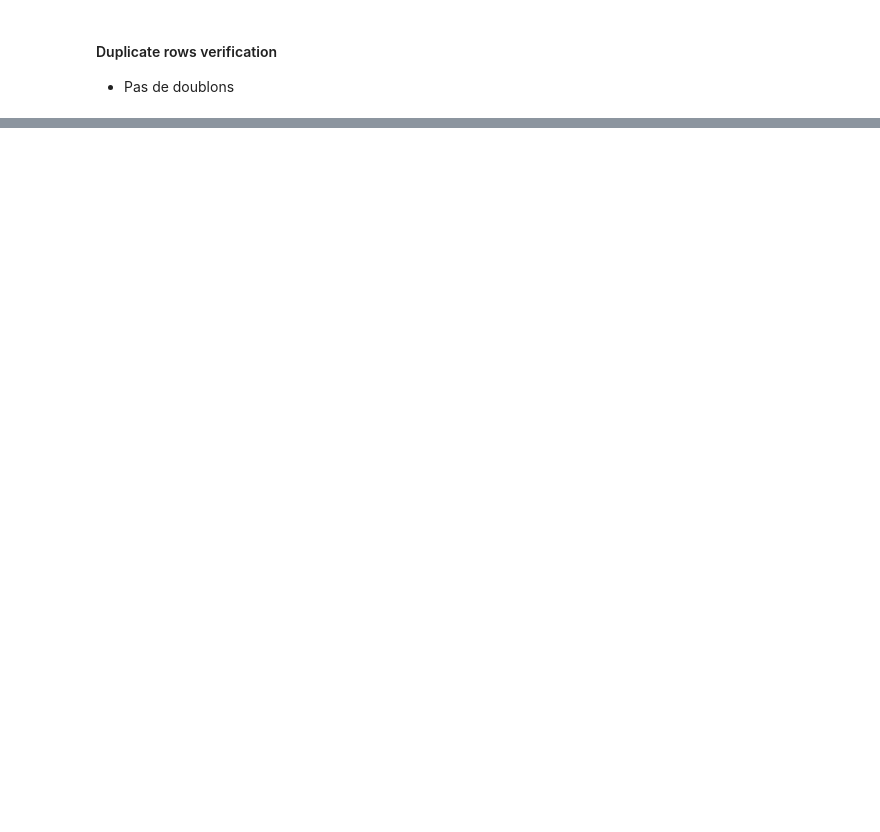
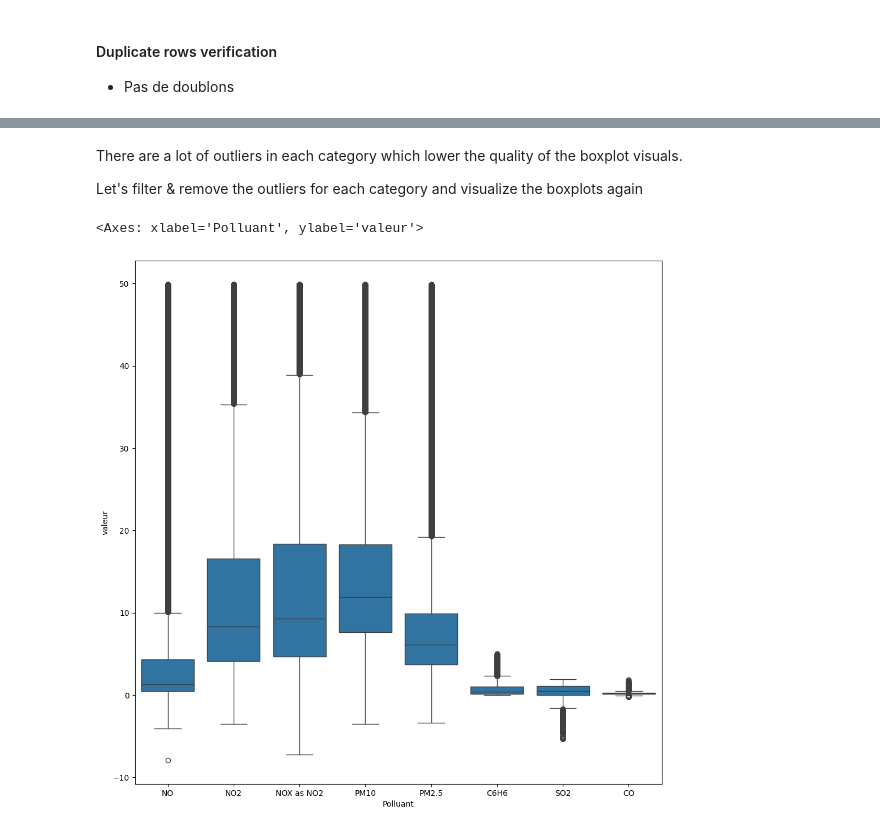
Before and after one commit to Ritishrx7/AirQuality, a Jupyter notebook: Final/Work_Notebook.ipynb, the cells around one changed output, grey strips where cells are left out. Saved outputs shown, nothing was run; the diff lists cells and outputs as text; code cells hidden in the pictures; blank space fills up the shorter version.

```diff
--- a/Final/Work_Notebook.ipynb
+++ b/Final/Work_Notebook.ipynb
@@ -370,0 +394,22 @@ sns.boxplot(data=df, x="Polluant", y="valeur")
+# %% [markdown]
+There are a lot of outliers in each category which lower the quality of the boxplot visuals.
+
+Let's filter & remove the outliers for each category and visualize the boxplots again
+# %%
+filtre = (
+    ((df["Polluant"]=="NO") & (df["valeur"] < 50)) |
+    ((df["Polluant"]=="NO2") & (df["valeur"] < 50)) |
+    ((df["Polluant"]=="03") & (df["valeur"] < 150)) |
+    ((df["Polluant"]=="NOX as NO2") & (df["valeur"] < 50)) |
+    ((df["Polluant"]=="PM10") & (df["valeur"] < 50)) |
+    ((df["Polluant"]=="PM2.5") & (df["valeur"] < 50)) |
+    ((df["Polluant"]=="C6H6") & (df["valeur"] < 5)) |
+    ((df["Polluant"]=="SO2") & (df["valeur"] < 2)) |
+    ((df["Polluant"]=="CO") & (df["valeur"] < 2))
+)
+
+plt.figure(figsize=(12,12))
+sns.boxplot(data=df[filtre], x="Polluant", y="valeur")
+# %% [output]
+<Axes: xlabel='Polluant', ylabel='valeur'>
+[figure, added]
```
Also changed, not shown: parts of 23 cells of this notebook.
